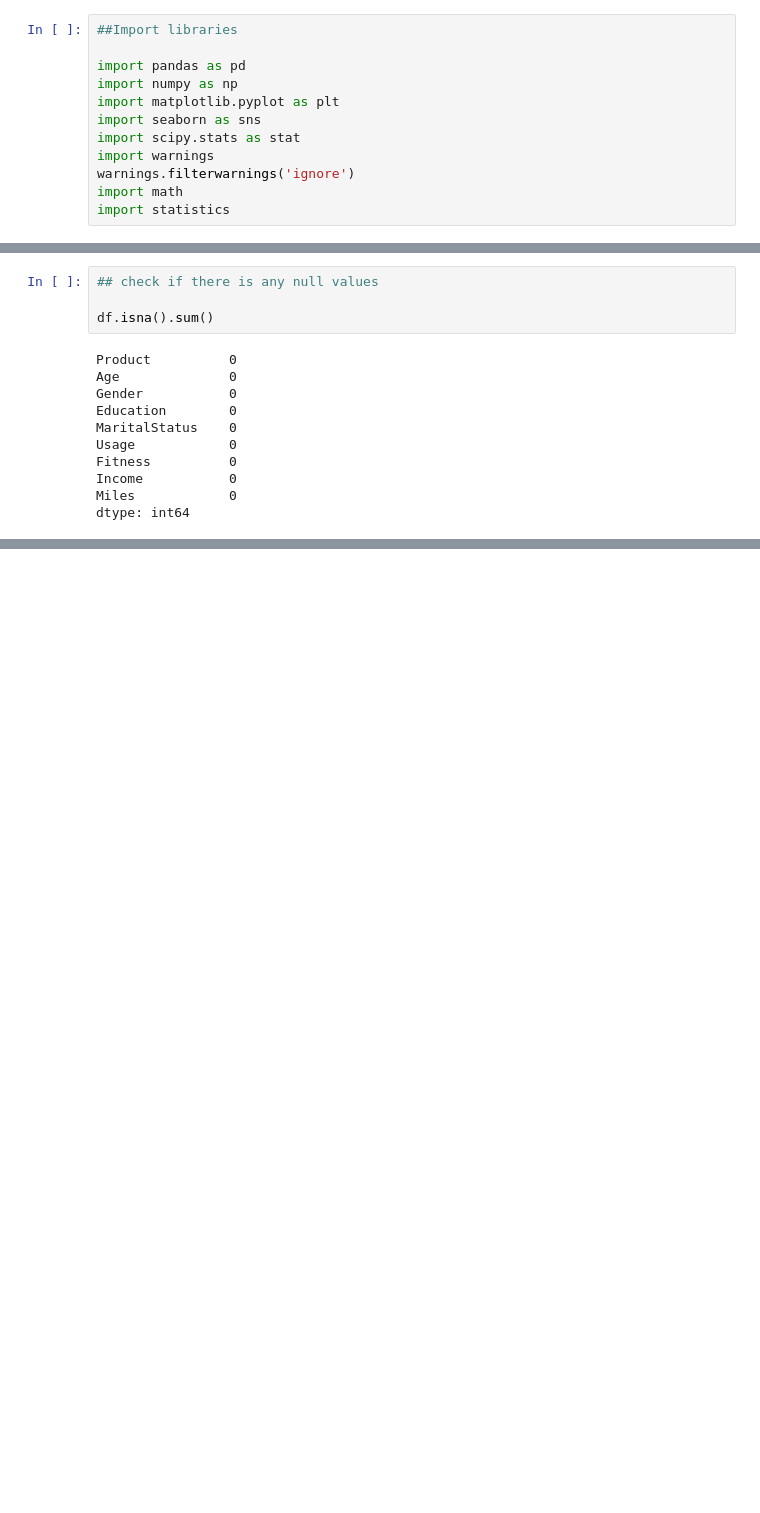
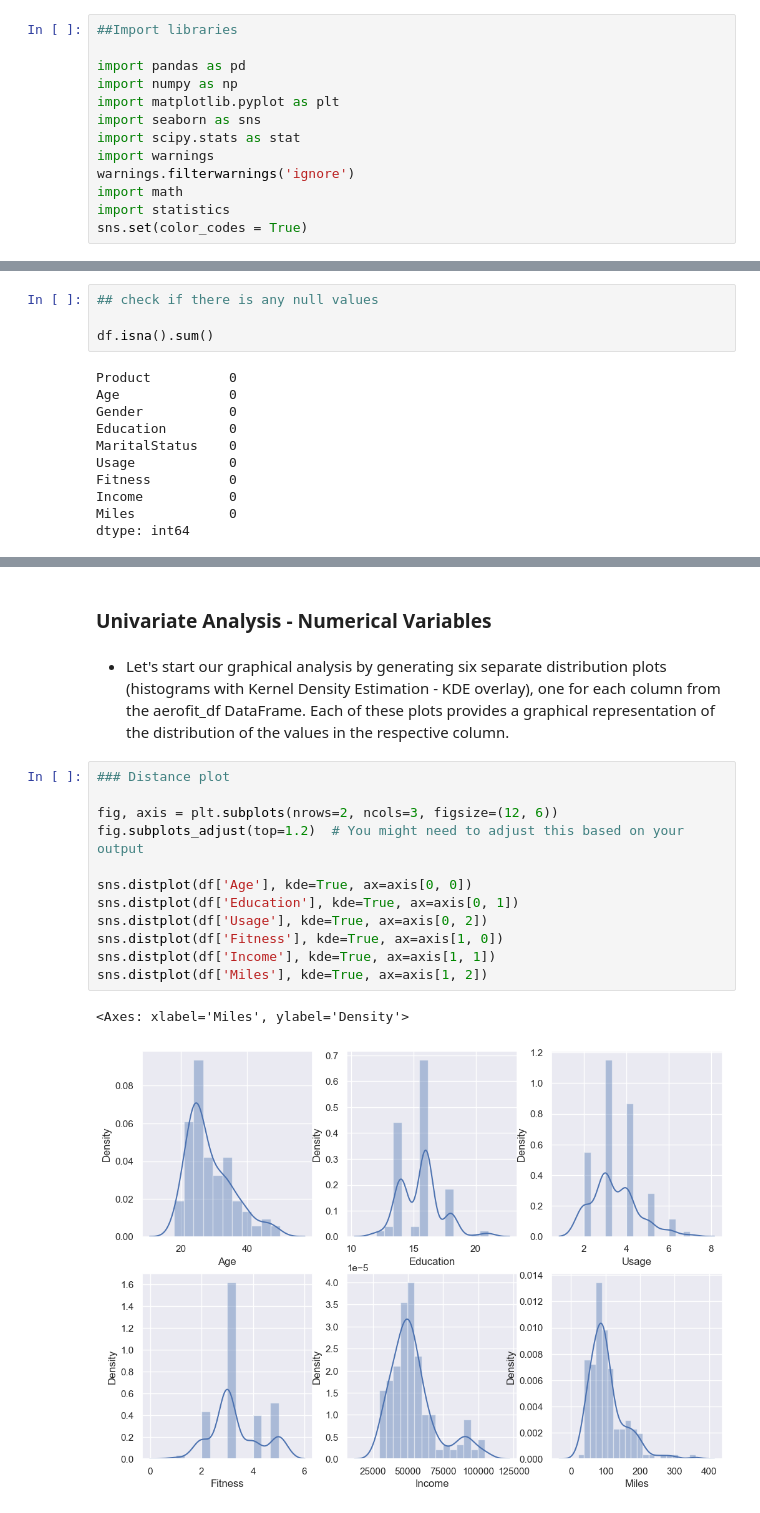
Before and after one commit to Senayitalazarb/Treadmill-buyer-profile-analysis, a Jupyter notebook: CustomerBehaviourAnalysis.ipynb, the cells around one changed output, grey strips where cells are left out. Saved outputs shown, nothing was run; the diff lists cells and outputs as text; blank space fills up the shorter version.

Commit message:
graphical analysis added

```diff
--- a/CustomerBehaviourAnalysis.ipynb
+++ b/CustomerBehaviourAnalysis.ipynb
@@ -29,6 +29,7 @@ import warnings
 warnings.filterwarnings('ignore')
 import math
 import statistics
+sns.set(color_codes = True)
 # %%
 ## load and read the data
 df = pd.read_csv('aerofit_treadmill_data.csv')
@@ -154,0 +148,19 @@ Name: count, dtype: int64
+# %% [markdown]
+### Univariate Analysis - Numerical Variables
+# %% [markdown]
+- Let's start our graphical analysis by generating six separate distribution plots (histograms with Kernel Density Estimation - KDE overlay), one for each column from the aerofit_df DataFrame. Each of these plots provides a graphical representation of the distribution of the values in the respective column.
+# %%
+### Distance plot
+
+fig, axis = plt.subplots(nrows=2, ncols=3, figsize=(12, 6))
+fig.subplots_adjust(top=1.2)  # You might need to adjust this based on your output
+
+sns.distplot(df['Age'], kde=True, ax=axis[0, 0])
+sns.distplot(df['Education'], kde=True, ax=axis[0, 1])
+sns.distplot(df['Usage'], kde=True, ax=axis[0, 2])
+sns.distplot(df['Fitness'], kde=True, ax=axis[1, 0])
+sns.distplot(df['Income'], kde=True, ax=axis[1, 1])
+sns.distplot(df['Miles'], kde=True, ax=axis[1, 2])
+# %% [output]
+<Axes: xlabel='Miles', ylabel='Density'>
+[figure, added]
```
Also changed, not shown: parts of 3 cells of this notebook.
